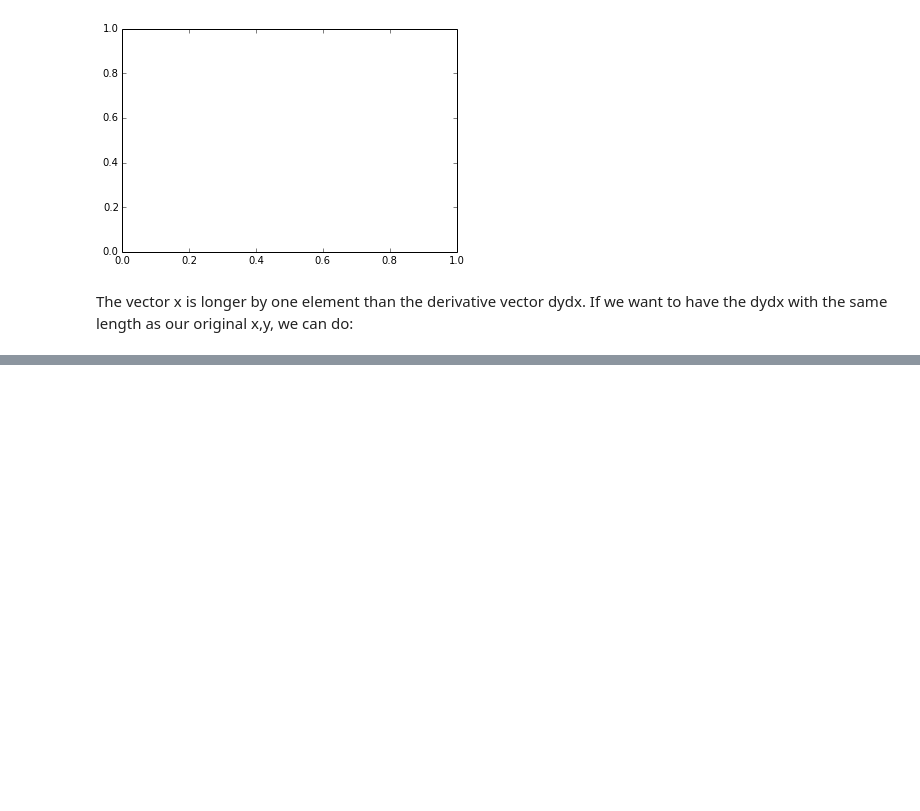
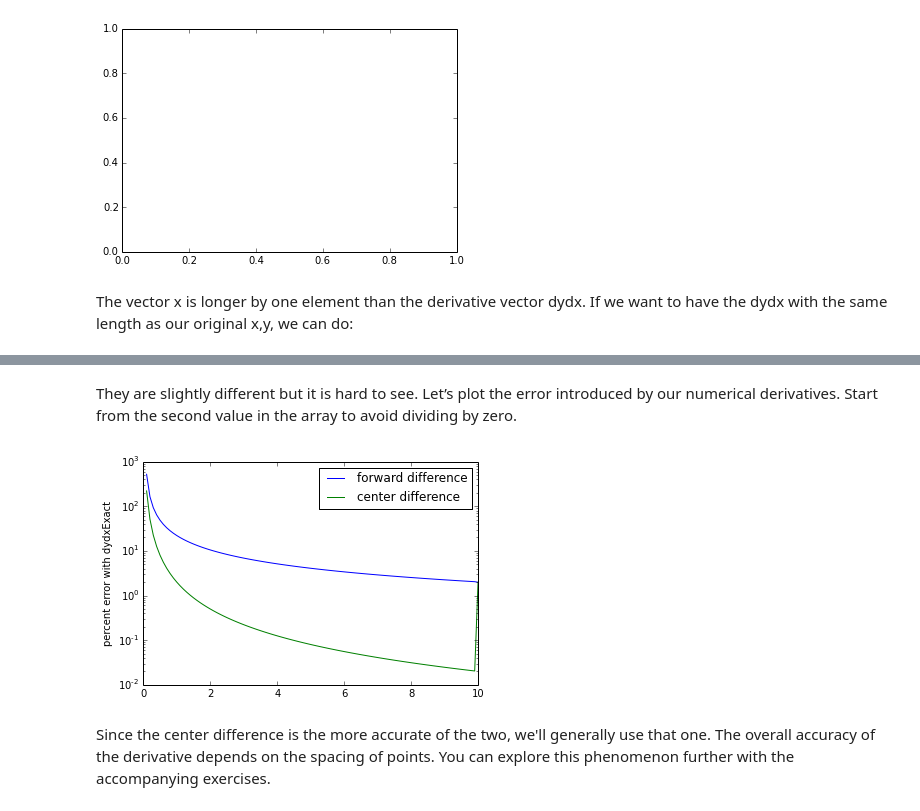
Before and after one commit to slewis06/PHYS202-S14, a Jupyter notebook: SciPy/DifferentiationTour.ipynb, the cells around one changed output, grey strips where cells are left out. Drawn from its saved outputs; the diff is of its cells as text; code cells hidden in the pictures; blank space fills up the shorter version.

Commit message:
Finished Differentiation Tour

```diff
--- a/SciPy/DifferentiationTour.ipynb
+++ b/SciPy/DifferentiationTour.ipynb
@@ -43,0 +79,16 @@ dydx1[-1] = (y[-1] - y[-2])/(x[-1] - x[-2])
+# %% [markdown]
+They are slightly different but it is hard to see. Let’s plot the error introduced by our numerical derivatives. Start from the second value in the array to avoid dividing by zero.
+# %%
+percentError1 = 100*abs( dydx1[1:] - dydxExact[1:] )/dydxExact[1:]
+percentError2 = 100*abs( dydx2[1:] - dydxExact[1:] )/dydxExact[1:]
+
+#Use a semilog y-axis to see the variation better
+plt.semilogy(x[1:], percentError1, label='forward difference')
+plt.semilogy(x[1:], percentError2, label='center difference')
+plt.ylabel("percent error with dydxExact")
+plt.legend(loc="upper right")
+plt.show()
+# %% [output]
+[figure, added]
+# %% [markdown]
+Since the center difference is the more accurate of the two, we'll generally use that one. The overall accuracy of the derivative depends on the spacing of points. You can explore this phenomenon further with the accompanying exercises.
```
Also changed, not shown: parts of 5 cells of this notebook.
